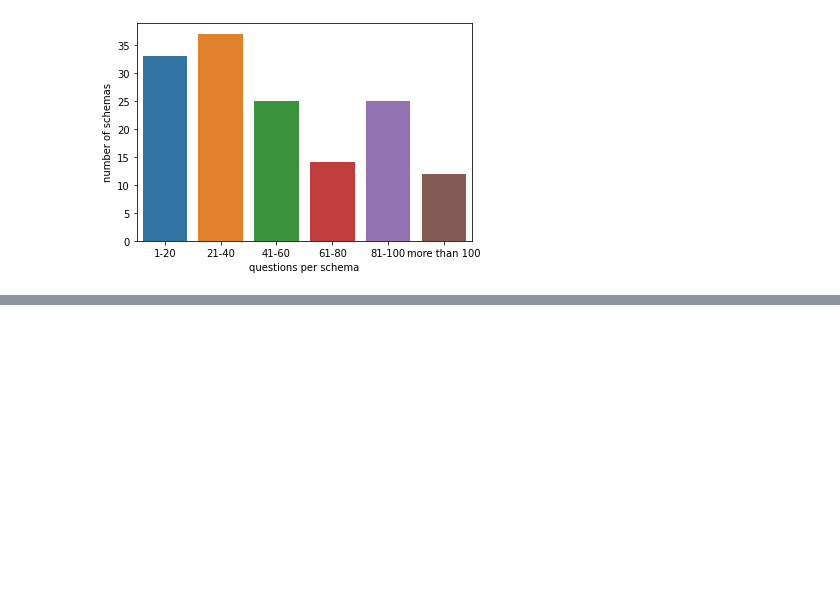
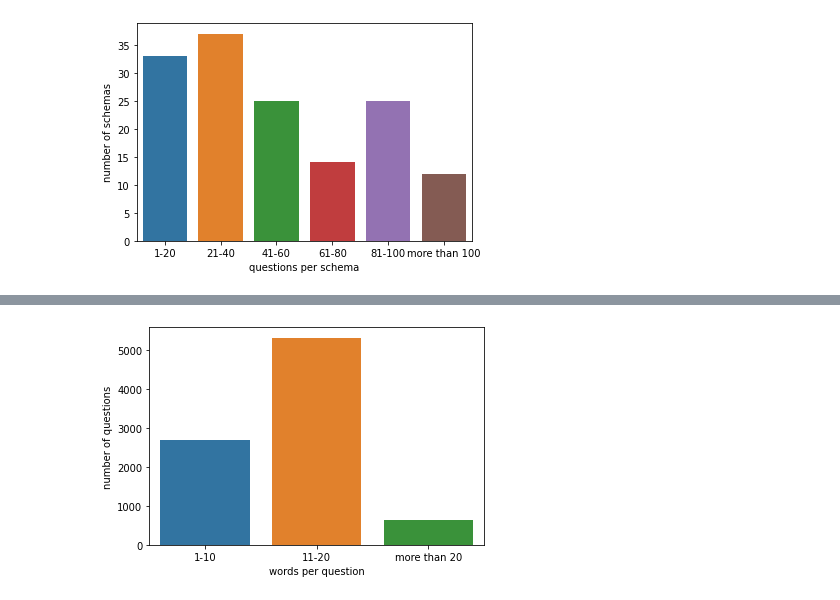
Before and after one commit to nogast/explore_spider, a Jupyter notebook: explore_spider.ipynb, the cells around one changed output, grey strips where cells are left out. Cells and saved outputs as stored; diff of their text form; code cells hidden in the pictures; blank space fills up the shorter version.

```diff
--- a/explore_spider.ipynb
+++ b/explore_spider.ipynb
@@ -172,0 +213,27 @@ questions_per_schema()
+# %%
+def words_per_question():
+    one_to_ten = 0
+    eleven_to_twenty = 0
+    more_than_twenty = 0
+    files = ['spider/train_spider.json', 'spider/train_others.json']
+    for file in files:
+        f1 = open(file)
+        data = json.load(f1)
+        for item in data:
+            q = item['question']
+            q_tokens = item['question_toks']
+            q_length = len(q_tokens)
+            if q_length <= 10:
+                one_to_ten += 1
+            elif q_length <= 20:
+                eleven_to_twenty += 1
+            else:
+                more_than_twenty += 1
+    data = {'words per question': ['1-10', '11-20', 'more than 20'],
+            'number of questions': [one_to_ten, eleven_to_twenty, more_than_twenty]}
+    df = pd.DataFrame(data=data)
+    sns.barplot(data=df, x='words per question', y='number of questions')
+
+words_per_question()
+# %% [output]
+[figure, added]
```
Also changed, not shown: parts of 4 cells of this notebook.
